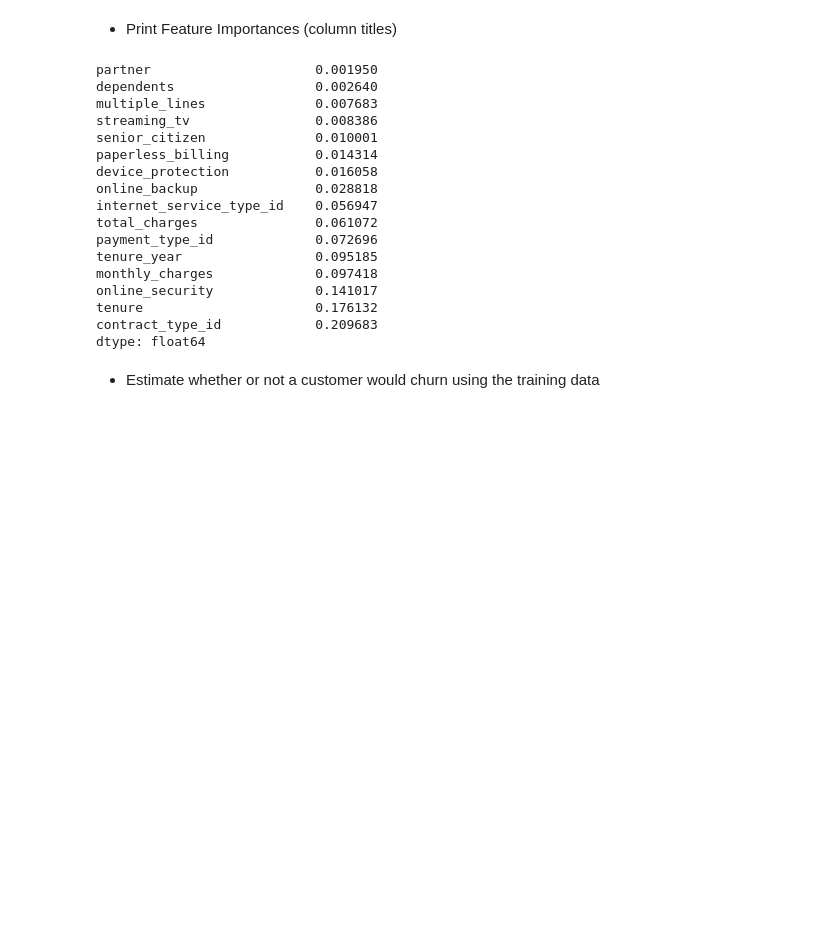
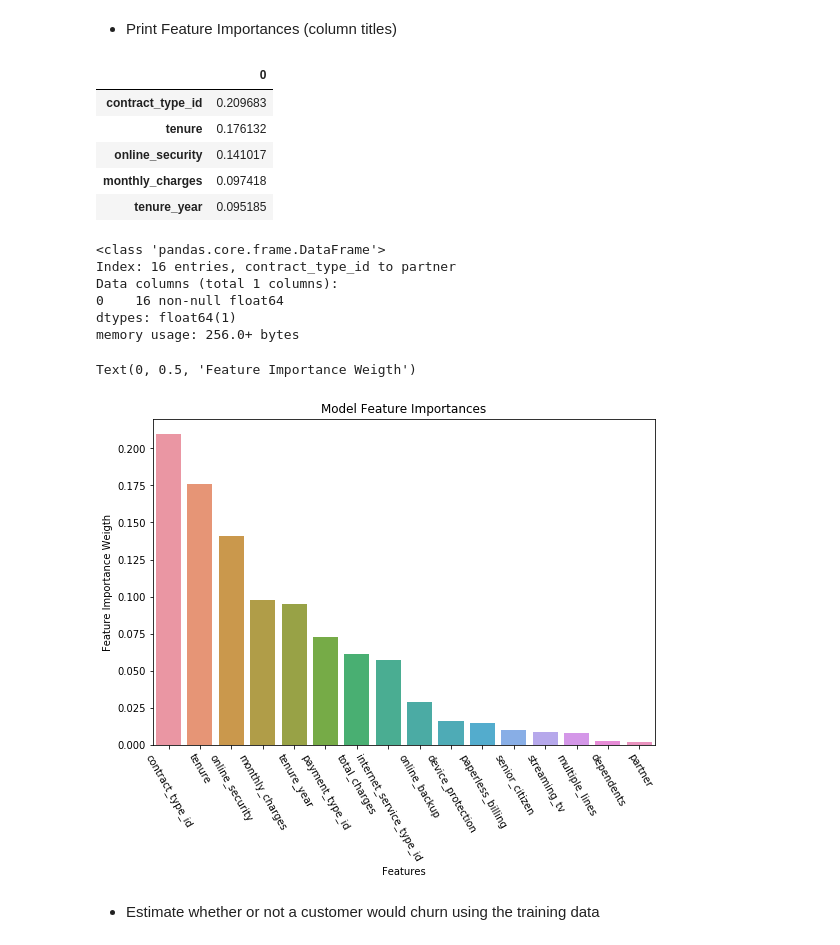
Before and after one commit to Tim-Sotirhos/telco_project, a Jupyter notebook: telco_project.ipynb, the cells around one changed output. Cells and saved outputs as stored; diff of their text form; code cells hidden in the pictures; blank space fills up the shorter version.

```diff
--- a/telco_project.ipynb
+++ b/telco_project.ipynb
@@ -566,25 +566,36 @@ RandomForestClassifier(bootstrap=True, class_weight=None, criterion='gini',
 # %% [markdown]
 - Print Feature Importances (column titles)
 # %%
-pd.Series(dict(zip(X_train_rf.columns,rf.feature_importances_))).sort_values()
+features = pd.Series(dict(zip(X_train_rf.columns,rf.feature_importances_))).sort_values(ascending = False)
+features.reset_index().head(5)
+features = pd.DataFrame(features)
+features.head()
 # %% [output]
-partner                     0.001950
-dependents                  0.002640
-multiple_lines              0.007683
-streaming_tv                0.008386
-senior_citizen              0.010001
-paperless_billing           0.014314
-device_protection           0.016058
-online_backup               0.028818
-internet_service_type_id    0.056947
-total_charges               0.061072
-payment_type_id             0.072696
-tenure_year                 0.095185
-monthly_charges             0.097418
-online_security             0.141017
-tenure                      0.176132
-contract_type_id            0.209683
-dtype: float64
+|  | 0 |
+| contract_type_id | 0.209683 |
+| tenure | 0.176132 |
+| online_security | 0.141017 |
+| monthly_charges | 0.097418 |
+| tenure_year | 0.095185 |
+# %%
+features.info()
+# %% [output]
+<class 'pandas.core.frame.DataFrame'>
+Index: 16 entries, contract_type_id to partner
+Data columns (total 1 columns):
+0    16 non-null float64
+dtypes: float64(1)
+memory usage: 256.0+ bytes
+# %%
+plt.figure(figsize=(9,6))
+plt.title("Model Feature Importances")
+ax = sns.barplot(x = features.index, y = features[0], data = features)
+plt.xticks(rotation = -60)
+ax.set_xlabel("Features")
+ax.set_ylabel("Feature Importance Weigth")
+# %% [output]
+Text(0, 0.5, 'Feature Importance Weigth')
+[figure, added]
 # %% [markdown]
 - Estimate whether or not a customer would churn using the training data
 # %%
```
Also changed, not shown: parts of 1 cell of this notebook.
